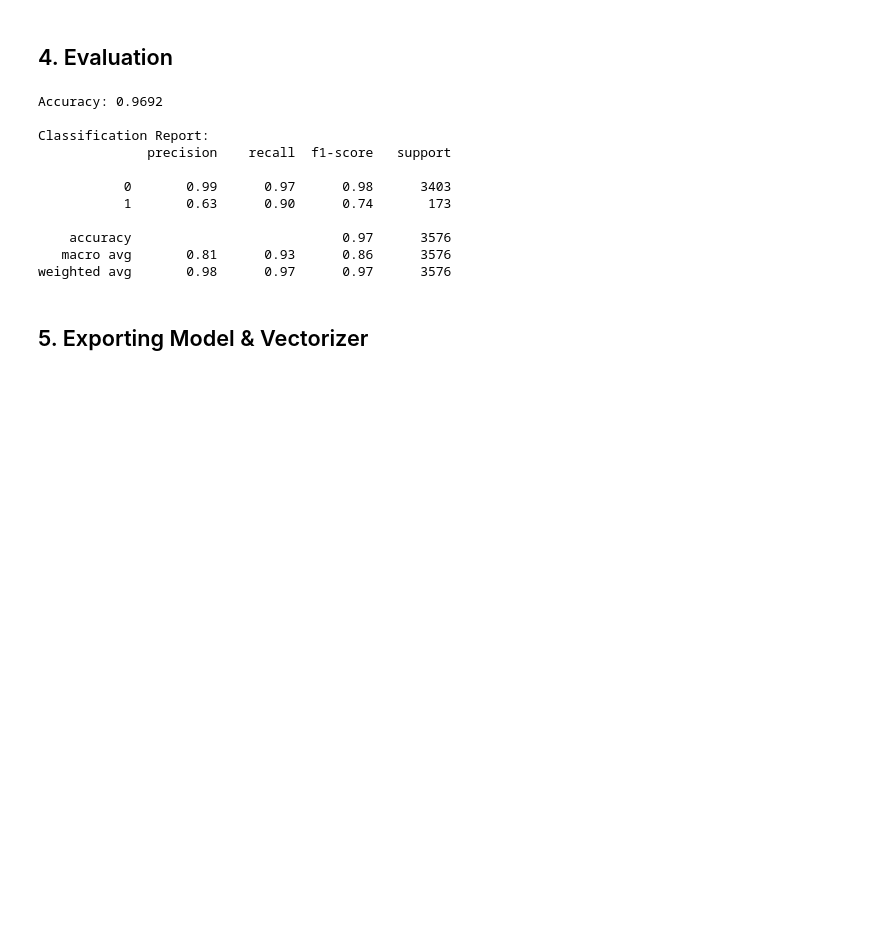
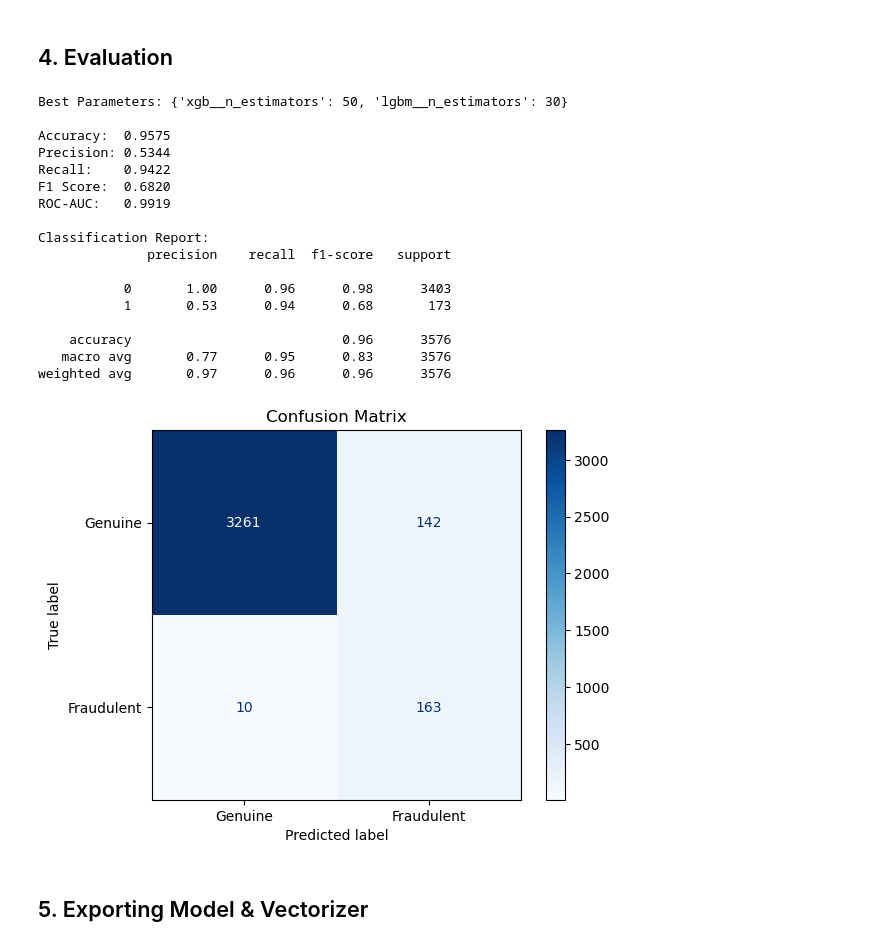
Before and after one commit to ShivamJoshi7906/FraudShield-AI-Powered-Internship-Scam-Detection, a Jupyter notebook: Model.ipynb, the cells around one changed output. Saved outputs shown, nothing was run; the diff lists cells and outputs as text; code cells hidden in the pictures; blank space fills up the shorter version.

Commit message:
Improved fraud detection model and dashboard analytics

```diff
--- a/Model.ipynb
+++ b/Model.ipynb
@@ -37,7 +76,14 @@ X_train, X_test, y_train, y_test = train_test_split(
 # %% [markdown]
 ## 2. Text Vectorization using TF-IDF
 # %%
-vectorizer = TfidfVectorizer(max_features=5000, stop_words='english')
+vectorizer = TfidfVectorizer(
+    max_features=20000,
+    ngram_range=(1,2),
+    stop_words='english',
+    min_df=2,
+    max_df=0.95,
+    sublinear_tf=True
+)
 X_train_tfidf = vectorizer.fit_transform(X_train)
 X_test_tfidf = vectorizer.transform(X_test)
 
@@ -49,4 +94,0 @@ TF-IDF shape (Train): (14304, 5000)
-# %%
-# We use class_weight='balanced' to automatically adjust weights inversely proportional to class frequencies
-model = LogisticRegression(class_weight='balanced', max_iter=1000, random_state=42)
-model.fit(X_train_tfidf, y_train)
@@ -53,20 +167,2 @@ model.fit(X_train_tfidf, y_train)
 # %% [markdown]
 ## 4. Evaluation
-# %%
-y_pred = model.predict(X_test_tfidf)
-
-print(f"Accuracy: {accuracy_score(y_test, y_pred):.4f}")
-print("\nClassification Report:")
-print(classification_report(y_test, y_pred))
-# %% [output]
-Accuracy: 0.9692
-
-Classification Report:
-              precision    recall  f1-score   support
-
-           0       0.99      0.97      0.98      3403
-           1       0.63      0.90      0.74       173
-
-    accuracy                           0.97      3576
-   macro avg       0.81      0.93      0.86      3576
-weighted avg       0.98      0.97      0.97      3576
@@ -80,3 +169,47 @@ plt.show()
+# %%
+y_pred = model.predict(X_test_tfidf)
+y_pred_proba = model.predict_proba(X_test_tfidf)[:, 1]
+
+acc = accuracy_score(y_test, y_pred)
+prec = precision_score(y_test, y_pred)
+rec = recall_score(y_test, y_pred)
+f1 = f1_score(y_test, y_pred)
+roc_auc = roc_auc_score(y_test, y_pred_proba)
+
+print(f"Best Parameters: {random_search.best_params_}\n")
+print(f"Accuracy:  {acc:.4f}")
+print(f"Precision: {prec:.4f}")
+print(f"Recall:    {rec:.4f}")
+print(f"F1 Score:  {f1:.4f}")
+print(f"ROC-AUC:   {roc_auc:.4f}\n")
+
+print("Classification Report:")
+print(classification_report(y_test, y_pred))
+
+cm = confusion_matrix(y_test, y_pred)
+disp = ConfusionMatrixDisplay(confusion_matrix=cm, display_labels=['Genuine', 'Fraudulent'])
+disp.plot(cmap=plt.cm.Blues)
+plt.title('Confusion Matrix')
+plt.show()
+# %% [output]
+Best Parameters: {'xgb__n_estimators': 50, 'lgbm__n_estimators': 30}
+
+Accuracy:  0.9575
+Precision: 0.5344
+Recall:    0.9422
+F1 Score:  0.6820
+ROC-AUC:   0.9919
+
+Classification Report:
+              precision    recall  f1-score   support
+
+           0       1.00      0.96      0.98      3403
+           1       0.53      0.94      0.68       173
+
+    accuracy                           0.96      3576
+   macro avg       0.77      0.95      0.83      3576
+weighted avg       0.97      0.96      0.96      3576
+[figure, added]
 # %% [markdown]
 ## 5. Exporting Model & Vectorizer
 # %%
```
Also changed, not shown: parts of 7 cells of this notebook, 8 other files.
